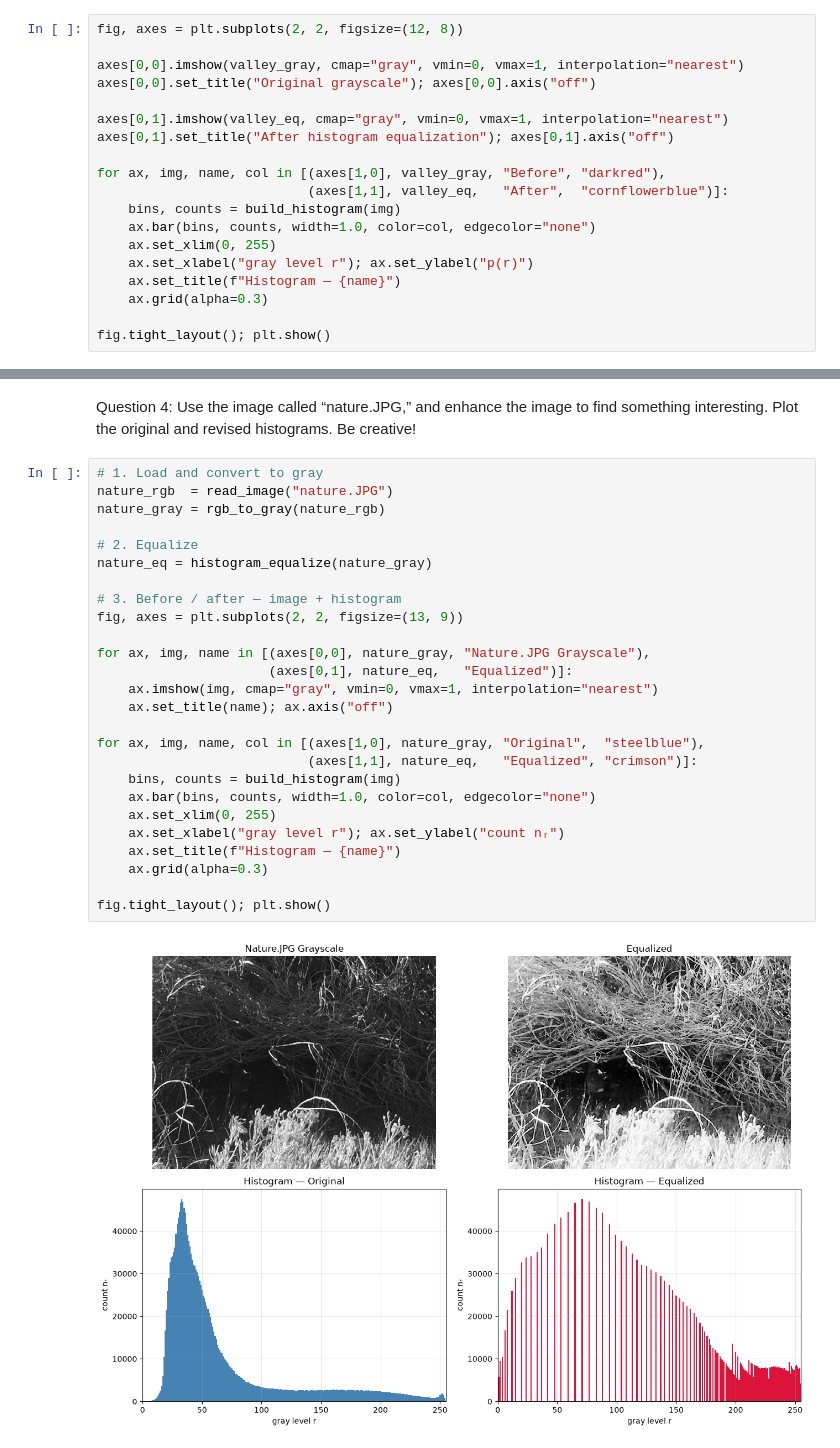
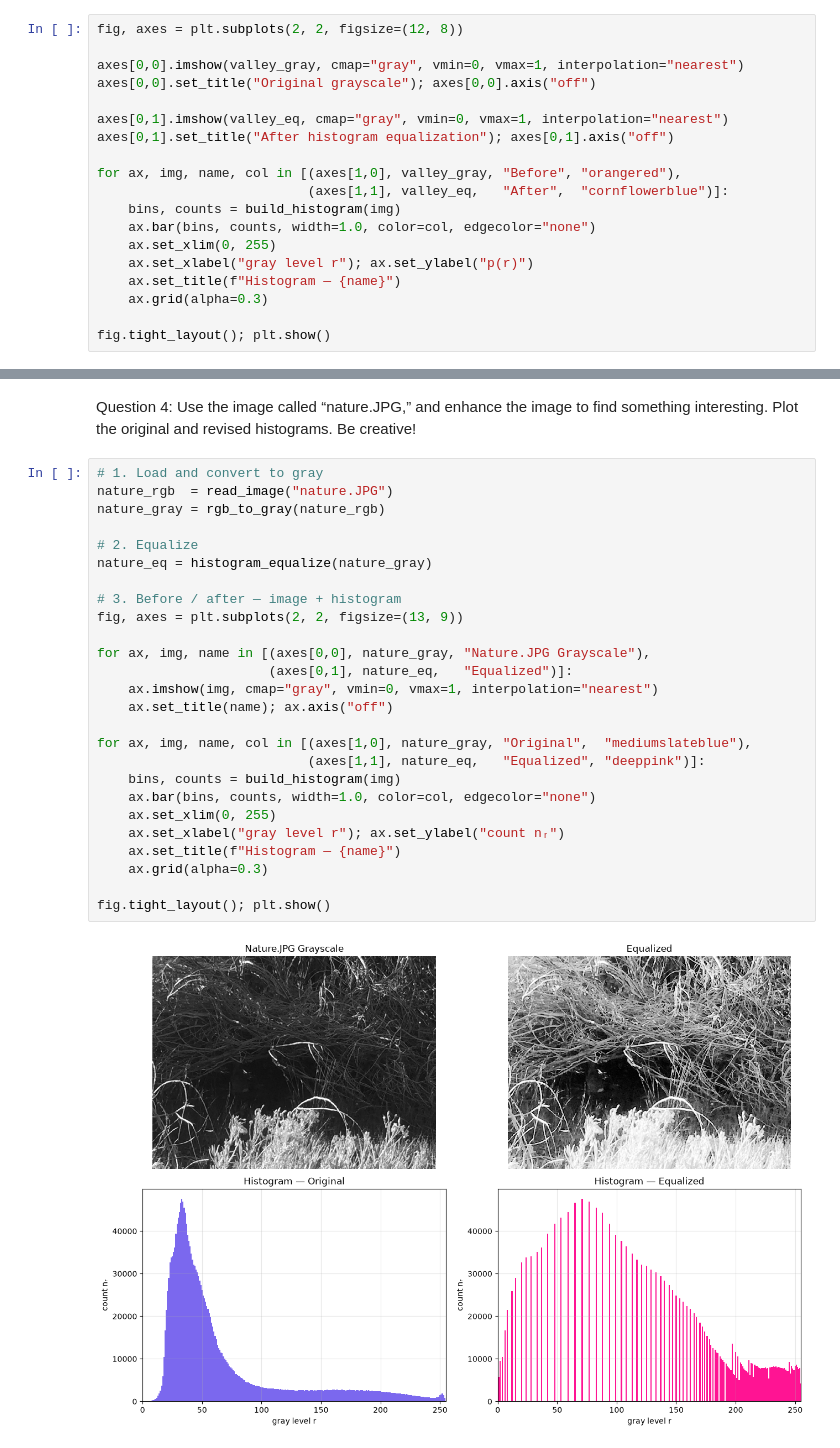
Before and after one commit to bdsh-14/unr-ee681-image-analysis, a Jupyter notebook: HW1/assignment1.ipynb, the cells around one changed output, grey strips where cells are left out. Saved outputs shown, nothing was run; the diff lists cells and outputs as text.

```diff
--- a/HW1/assignment1.ipynb
+++ b/HW1/assignment1.ipynb
@@ -247,7 +247,7 @@ axes[0,0].set_title("Original grayscale"); axes[0,0].axis("off")
 axes[0,1].imshow(valley_eq, cmap="gray", vmin=0, vmax=1, interpolation="nearest")
 axes[0,1].set_title("After histogram equalization"); axes[0,1].axis("off")
 
-for ax, img, name, col in [(axes[1,0], valley_gray, "Before", "darkred"),
+for ax, img, name, col in [(axes[1,0], valley_gray, "Before", "orangered"),
                            (axes[1,1], valley_eq,   "After",  "cornflowerblue")]:
     bins, counts = build_histogram(img)
     ax.bar(bins, counts, width=1.0, color=col, edgecolor="none")
@@ -266,28 +266,28 @@ interesting. Plot the original and revised histograms. Be creative!
 # %%
 # 1. Load and convert to gray
 nature_rgb  = read_image("nature.JPG")
 nature_gray = rgb_to_gray(nature_rgb)
 
 # 2. Equalize
 nature_eq = histogram_equalize(nature_gray)
 
 # 3. Before / after — image + histogram
 fig, axes = plt.subplots(2, 2, figsize=(13, 9))
 
 for ax, img, name in [(axes[0,0], nature_gray, "Nature.JPG Grayscale"),
                       (axes[0,1], nature_eq,   "Equalized")]:
     ax.imshow(img, cmap="gray", vmin=0, vmax=1, interpolation="nearest")
     ax.set_title(name); ax.axis("off")
 
-for ax, img, name, col in [(axes[1,0], nature_gray, "Original",  "steelblue"),
-                           (axes[1,1], nature_eq,   "Equalized", "crimson")]:
+for ax, img, name, col in [(axes[1,0], nature_gray, "Original",  "mediumslateblue"),
+                           (axes[1,1], nature_eq,   "Equalized", "deeppink")]:
     bins, counts = build_histogram(img)
     ax.bar(bins, counts, width=1.0, color=col, edgecolor="none")
     ax.set_xlim(0, 255)
     ax.set_xlabel("gray level r"); ax.set_ylabel("count nᵣ")
     ax.set_title(f"Histogram — {name}")
     ax.grid(alpha=0.3)
 
 fig.tight_layout(); plt.show()
 # %% [output]
-[figure, old version]
+[figure, new version]
```
Also changed, not shown: parts of 4 cells of this notebook.
